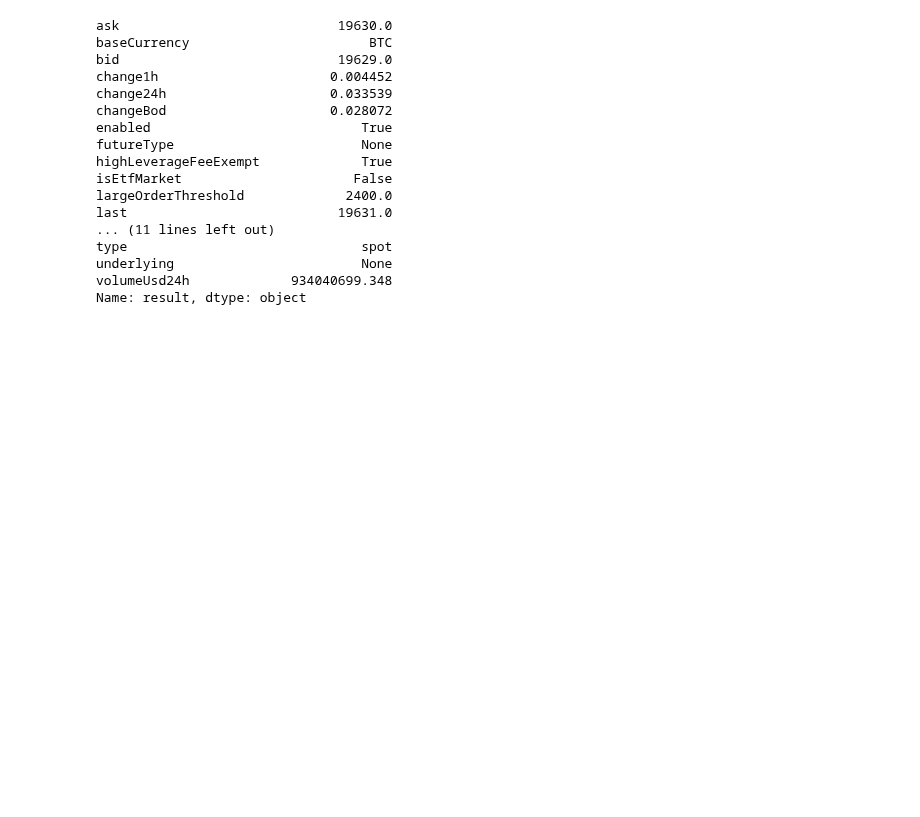
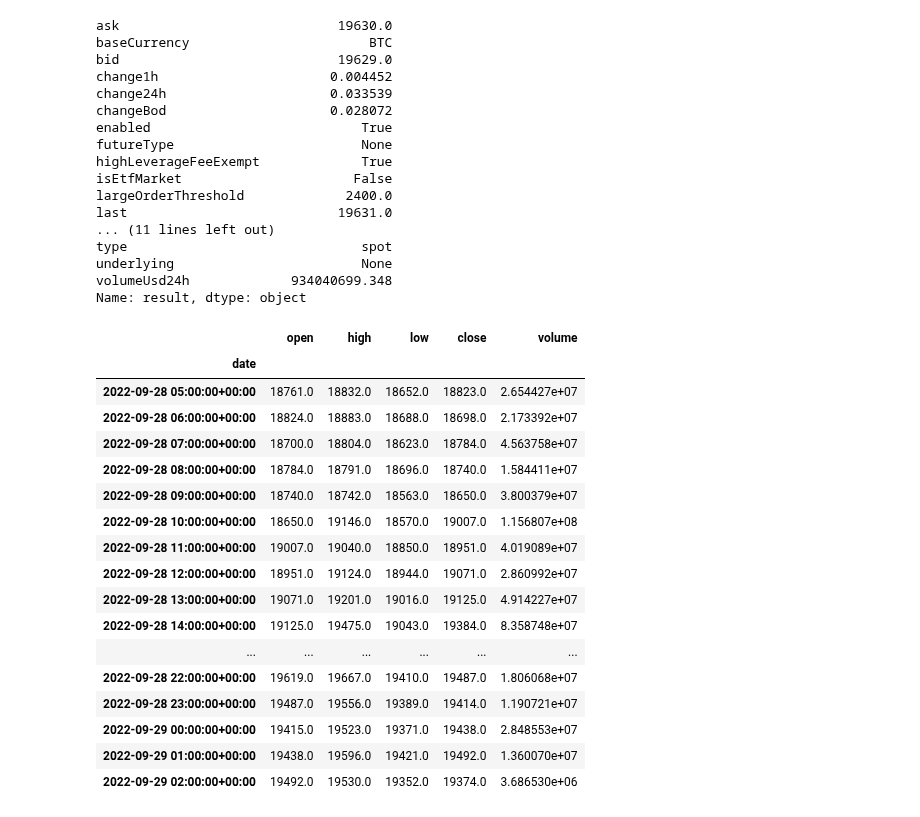
Before and after one commit to sebas6112/PI-03-Henry, a Jupyter notebook: test_chart.ipynb, the cells around one changed output. Drawn from its saved outputs; the diff is of its cells as text; code cells hidden in the pictures; blank space fills up the shorter version.

```diff
--- a/test_chart.ipynb
+++ b/test_chart.ipynb
@@ -120,3 +120,24 @@ type                              spot
 underlying                        None
 volumeUsd24h             934040699.348
 Name: result, dtype: object
+# %%
+request.historical('BTC/USD',2022,9,28,3600)
+# %% [output]
+|  | open | high | low | close | volume |
+| date |  |  |  |  |  |
+| 2022-09-28 05:00:00+00:00 | 18761.0 | 18832.0 | 18652.0 | 18823.0 | 2.654427e+07 |
+| 2022-09-28 06:00:00+00:00 | 18824.0 | 18883.0 | 18688.0 | 18698.0 | 2.173392e+07 |
+| 2022-09-28 07:00:00+00:00 | 18700.0 | 18804.0 | 18623.0 | 18784.0 | 4.563758e+07 |
+| 2022-09-28 08:00:00+00:00 | 18784.0 | 18791.0 | 18696.0 | 18740.0 | 1.584411e+07 |
+| 2022-09-28 09:00:00+00:00 | 18740.0 | 18742.0 | 18563.0 | 18650.0 | 3.800379e+07 |
+| 2022-09-28 10:00:00+00:00 | 18650.0 | 19146.0 | 18570.0 | 19007.0 | 1.156807e+08 |
+| 2022-09-28 11:00:00+00:00 | 19007.0 | 19040.0 | 18850.0 | 18951.0 | 4.019089e+07 |
+| 2022-09-28 12:00:00+00:00 | 18951.0 | 19124.0 | 18944.0 | 19071.0 | 2.860992e+07 |
+| 2022-09-28 13:00:00+00:00 | 19071.0 | 19201.0 | 19016.0 | 19125.0 | 4.914227e+07 |
+| 2022-09-28 14:00:00+00:00 | 19125.0 | 19475.0 | 19043.0 | 19384.0 | 8.358748e+07 |
+| ... | ... | ... | ... | ... | ... |
+| 2022-09-28 22:00:00+00:00 | 19619.0 | 19667.0 | 19410.0 | 19487.0 | 1.806068e+07 |
+| 2022-09-28 23:00:00+00:00 | 19487.0 | 19556.0 | 19389.0 | 19414.0 | 1.190721e+07 |
+| 2022-09-29 00:00:00+00:00 | 19415.0 | 19523.0 | 19371.0 | 19438.0 | 2.848553e+07 |
+| 2022-09-29 01:00:00+00:00 | 19438.0 | 19596.0 | 19421.0 | 19492.0 | 1.360070e+07 |
+| 2022-09-29 02:00:00+00:00 | 19492.0 | 19530.0 | 19352.0 | 19374.0 | 3.686530e+06 |
```
Also changed, not shown: parts of 1 cell of this notebook, 2 other files.
